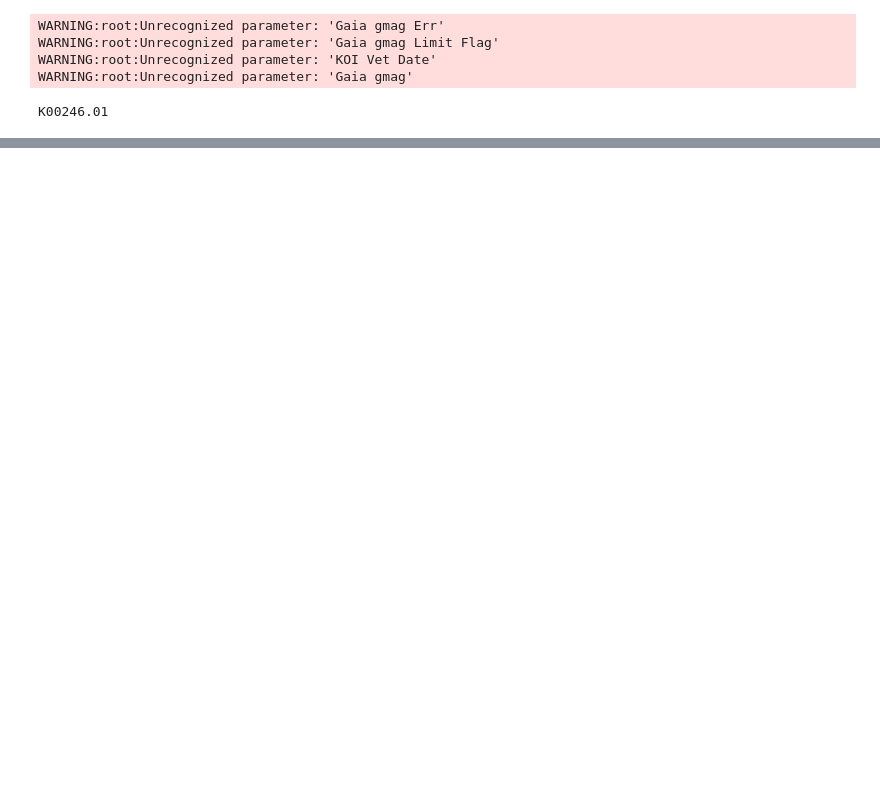
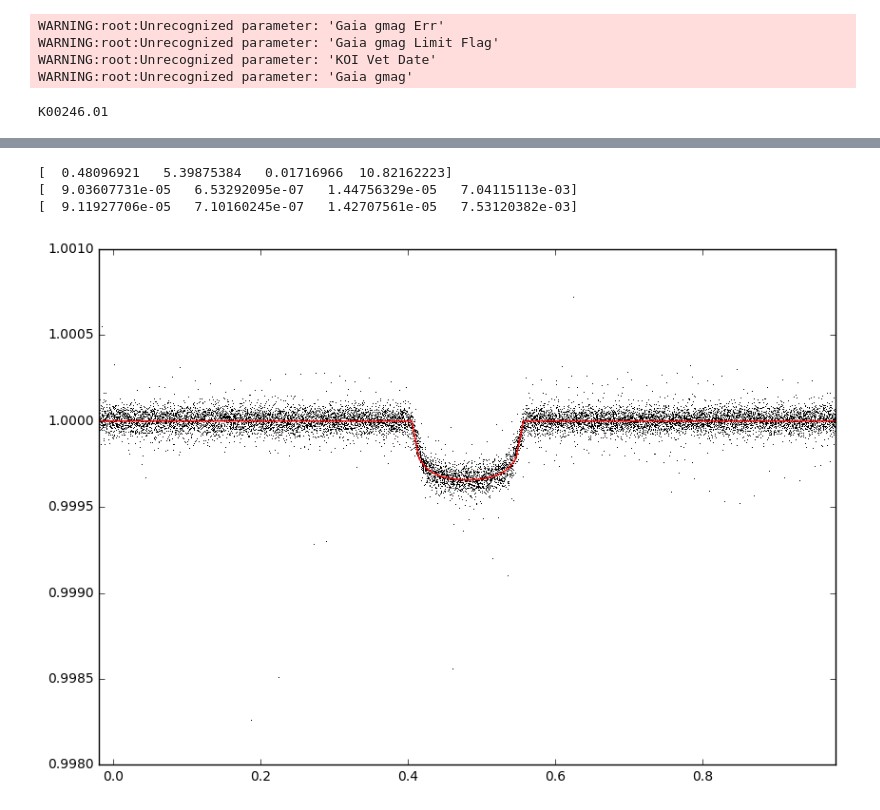
Before and after one commit to japlatt/Physics301, a Jupyter notebook: Kepler.ipynb, the cells around one changed output, grey strips where cells are left out. Saved outputs shown, nothing was run; the diff lists cells and outputs as text; code cells hidden in the pictures; blank space fills up the shorter version.

```diff
--- a/Kepler.ipynb
+++ b/Kepler.ipynb
@@ -136,0 +205,44 @@ argmax(coors[500:600])
+# %%
+def TransitModel68(time, parameters):
+    params     = batman.TransitParams()
+    params.t0  = parameters[0]                      # time of inferior conjunction
+    params.per = parameters[1]                      # orbital period
+    params.rp  = parameters[2]                      # planet radius (in units of stellar radii)
+    params.a   = parameters[3]                      # semi-major axis (in units of stellar radii)
+    params.inc = 87.68                              # orbital inclination (in degrees)
+    params.ecc = 0.02                               # eccentricity
+    params.w   = 90                                 # longitude of periastron (in degrees)
+    params.u   = [0.3908288, 0.263158]              # limb darkening coefficients [u1, u2]
+    params.limb_dark = "quadratic"                  # limb darkening model
+
+    model = batman.TransitModel(params, time)
+    return model.light_curve(params)
+
+
+width = 0.5
+paramsMCMC, upper, lower = emc.results()
+#fig2 = emc.plotTrans(paramsMCMC, width = 0.5)
+#fig2.savefig(PLANET+'_trans.pdf', format = 'pdf')
+period = paramsMCMC[1]
+offset = paramsMCMC[0]
+
+fig = figure(figsize = (10,7))
+timeFold = time%period - timeFiltered[0]
+fluxFold = flux%period
+start = offset-width
+end = offset+width
+tTrans = np.linspace(start, end, 100)
+#fluxI = interp1d(self.time, self.flux, fill_value = 0)
+plt.plot(timeFold, fluxFold, 'k,')
+
+plt.plot(tTrans, TransitModel68(tTrans, paramsMCMC), 'r')
+plt.xlim(start, end)
+
+print paramsMCMC
+print upper
+print lower
+# %% [output]
+[  0.48096921   5.39875384   0.01716966  10.82162223]
+[  9.03607731e-05   6.53292095e-07   1.44756329e-05   7.04115113e-03]
+[  9.11927706e-05   7.10160245e-07   1.42707561e-05   7.53120382e-03]
+[figure, added]
```
Also changed, not shown: parts of 45 cells of this notebook.
